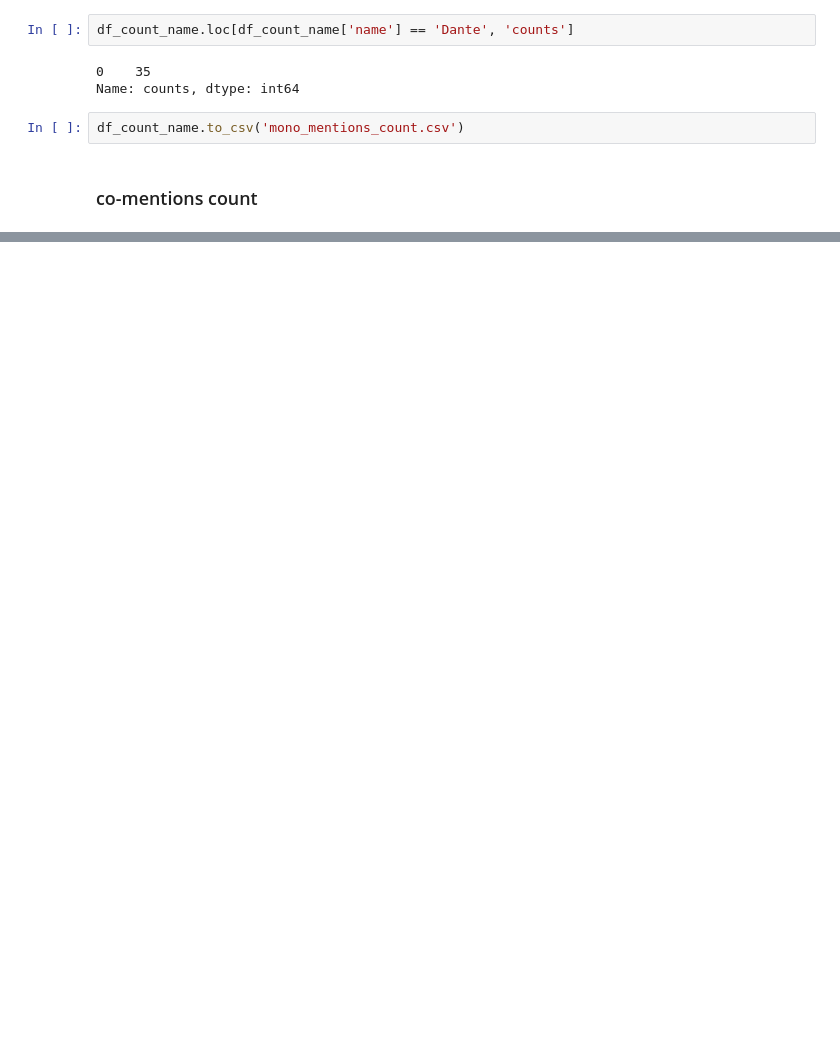
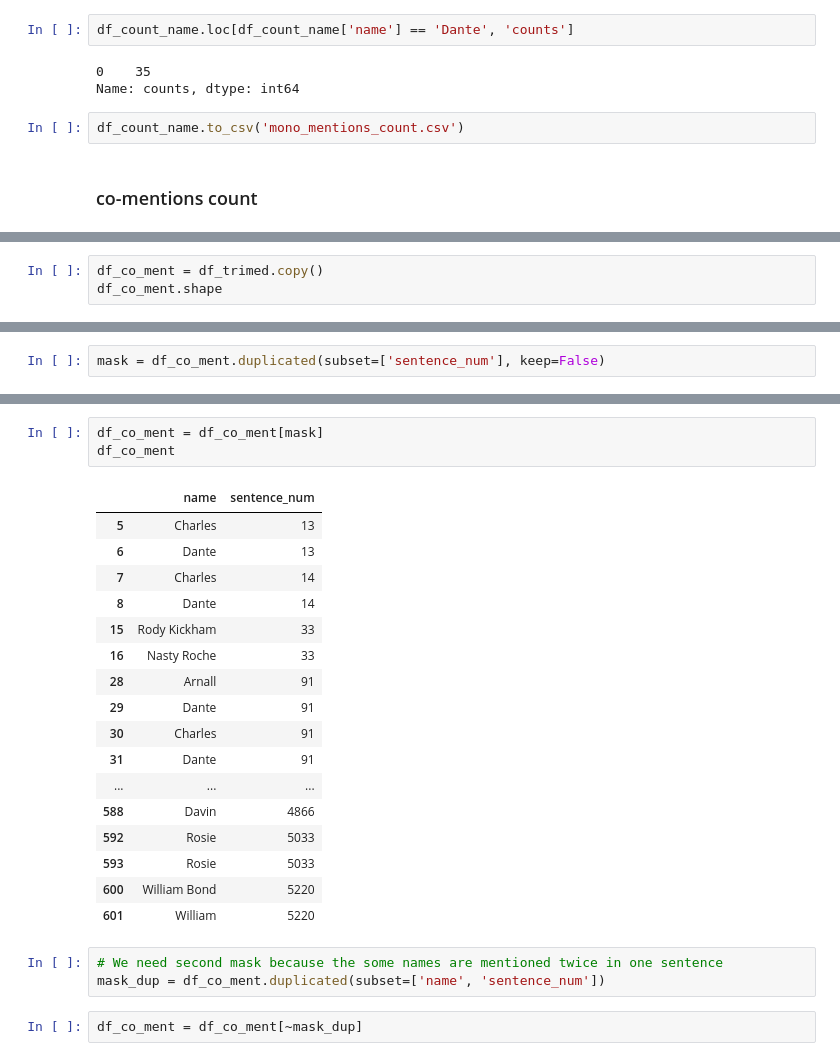
Before and after one commit to encoder-90/IdentricsSolution, a Jupyter notebook: Jupyter Notebook/Notebook Book Assignment.ipynb, the cells around one changed output, grey strips where cells are left out. Drawn from its saved outputs; the diff is of its cells as text; blank space fills up the shorter version.

```diff
--- a/Jupyter Notebook/Notebook Book Assignment.ipynb
+++ b/Jupyter Notebook/Notebook Book Assignment.ipynb
@@ -482,0 +481,3 @@ df[df.Agent.groupby(df.Agent).transform('value_counts') > 1]
+# %%
+df_co_ment = df_trimed.copy()
+df_co_ment.shape
@@ -482,0 +506,2 @@ df[df.Agent.groupby(df.Agent).transform('value_counts') > 1]
+# %%
+mask = df_co_ment.duplicated(subset=['sentence_num'], keep=False)
@@ -482,0 +530,26 @@ df[df.Agent.groupby(df.Agent).transform('value_counts') > 1]
+# %%
+df_co_ment = df_co_ment[mask]
+df_co_ment
+# %% [output]
+|  | name | sentence_num |
+| 5 | Charles | 13 |
+| 6 | Dante | 13 |
+| 7 | Charles | 14 |
+| 8 | Dante | 14 |
+| 15 | Rody Kickham | 33 |
+| 16 | Nasty Roche | 33 |
+| 28 | Arnall | 91 |
+| 29 | Dante | 91 |
+| 30 | Charles | 91 |
+| 31 | Dante | 91 |
+| ... | ... | ... |
+| 588 | Davin | 4866 |
+| 592 | Rosie | 5033 |
+| 593 | Rosie | 5033 |
+| 600 | William Bond | 5220 |
+| 601 | William | 5220 |
+# %%
+# We need second mask because the some names are mentioned twice in one sentence
+mask_dup = df_co_ment.duplicated(subset=['name', 'sentence_num'])
+# %%
+df_co_ment = df_co_ment[~mask_dup]
```
Also changed, not shown: parts of 49 cells of this notebook, 6 other files.
